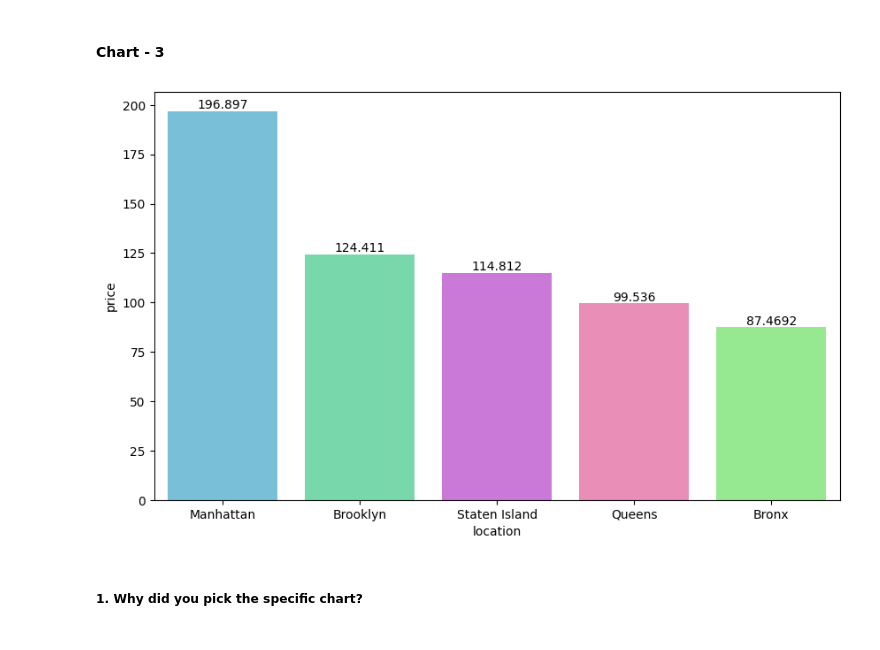
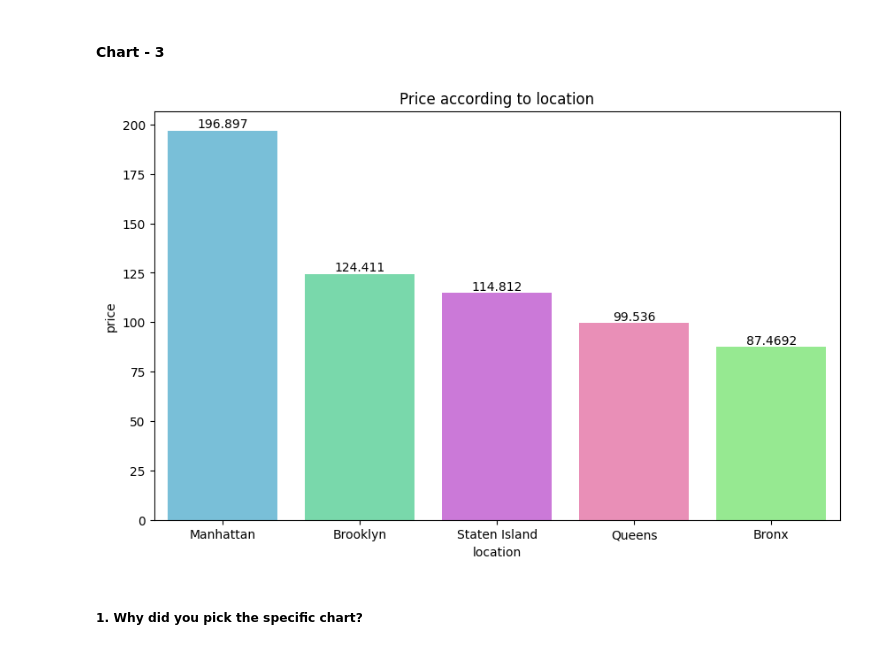
Before and after one commit to ankit-chuahan/Air_bnb_project, a Jupyter notebook: Air_bnd_ankit_.ipynb, the cells around one changed output. Saved outputs shown, nothing was run; the diff lists cells and outputs as text; code cells hidden in the pictures.

```diff
--- a/Air_bnd_ankit_.ipynb
+++ b/Air_bnd_ankit_.ipynb
@@ -279,17 +279,17 @@ Are there any insights that lead to negative growth? Justify with specific reaso
 # %%
 # from this chart we can understand the effect of location on price
 
 #grouping by according to location and price
 neighbour_ = air.groupby(["location"],as_index = False)["price"].mean().sort_values("price",ascending=False)
 
 plt.figure(figsize=(10,6))
 colors = ["#69C6E8", "#69E8AC", "#D769E8", "#F880B5", "#89F882"]
 effect = sns.barplot(x=neighbour_.location ,y=neighbour_.price ,palette=colors )         # giving 2 perameters on for x axis and y axis and then colors
-
+plt.title("Price according to location")
 effect.bar_label(effect.containers[0])
 plt.show()
 # %% [output]
-[figure, old version]
+[figure, new version]
 # %% [markdown]
 ##### 1. Why did you pick the specific chart?
 # %% [markdown]
```
Also changed, not shown: parts of 7 cells of this notebook.
